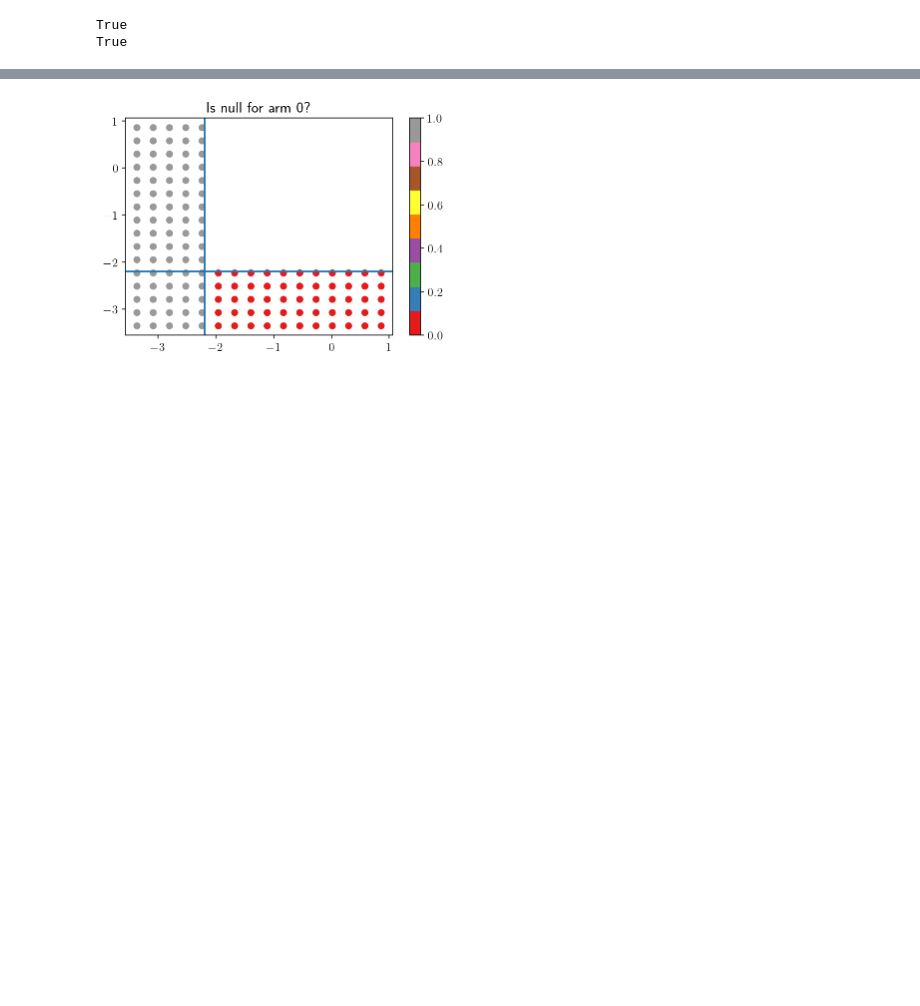
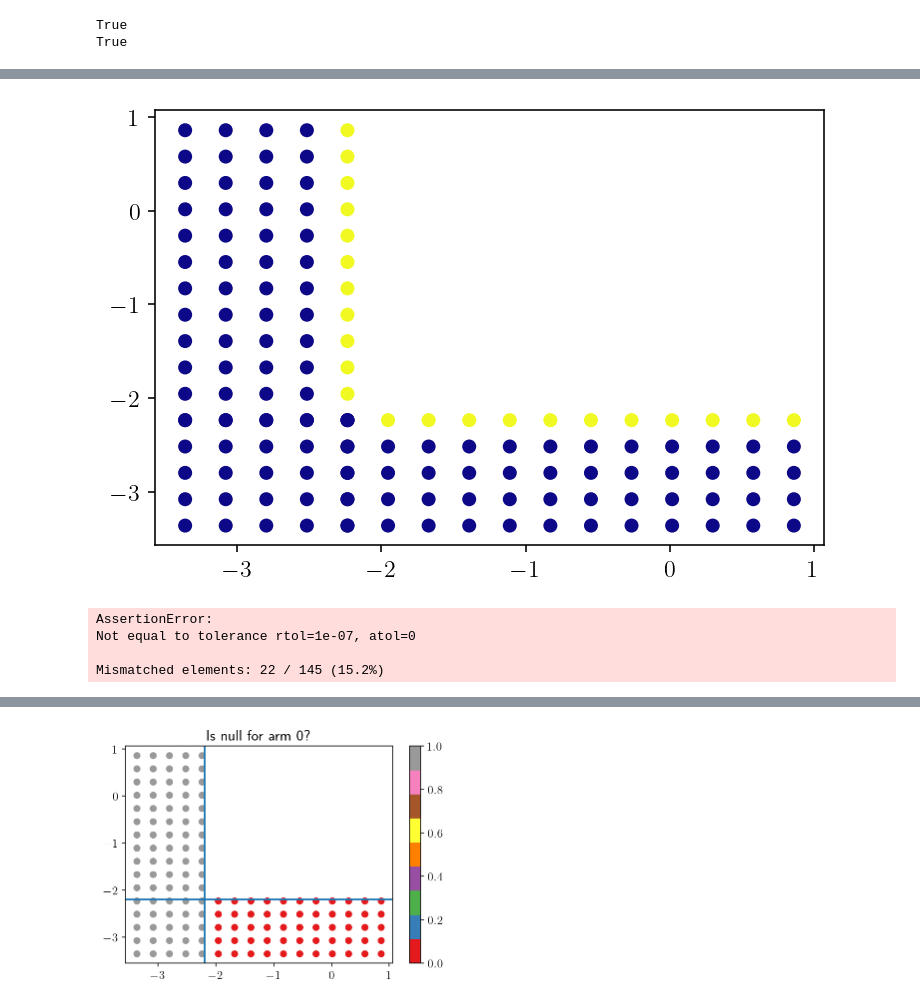
Before and after one commit to Confirm-Solutions/imprint, a Jupyter notebook: research/berry/berry_kevlar.ipynb, the cells around one changed output, grey strips where cells are left out. Cells and saved outputs as stored; diff of their text form; code cells hidden in the pictures; blank space fills up the shorter version.

```diff
--- a/research/berry/berry_kevlar.ipynb
+++ b/research/berry/berry_kevlar.ipynb
@@ -74,0 +187,15 @@ np.testing.assert_allclose(delta_0_u_j, B[:, 1])
+# %%
+bad = np.abs(d1w - B[:,2]) > 1e-10
+plt.scatter(theta_tiles[:,0], theta_tiles[:,1], c=bad)
+plt.show()
+# %% [output]
+[figure, added]
+# %%
+np.testing.assert_allclose(d1w, B[:,2])
+np.testing.assert_allclose(d1uw, B[:,3])
+np.testing.assert_allclose(d2uw, B[:,4])
+# %% [output]
+AssertionError:
+Not equal to tolerance rtol=1e-07, atol=0
+
+Mismatched elements: 22 / 145 (15.2%)
```
Also changed, not shown: parts of 19 cells of this notebook, 1 other file.
